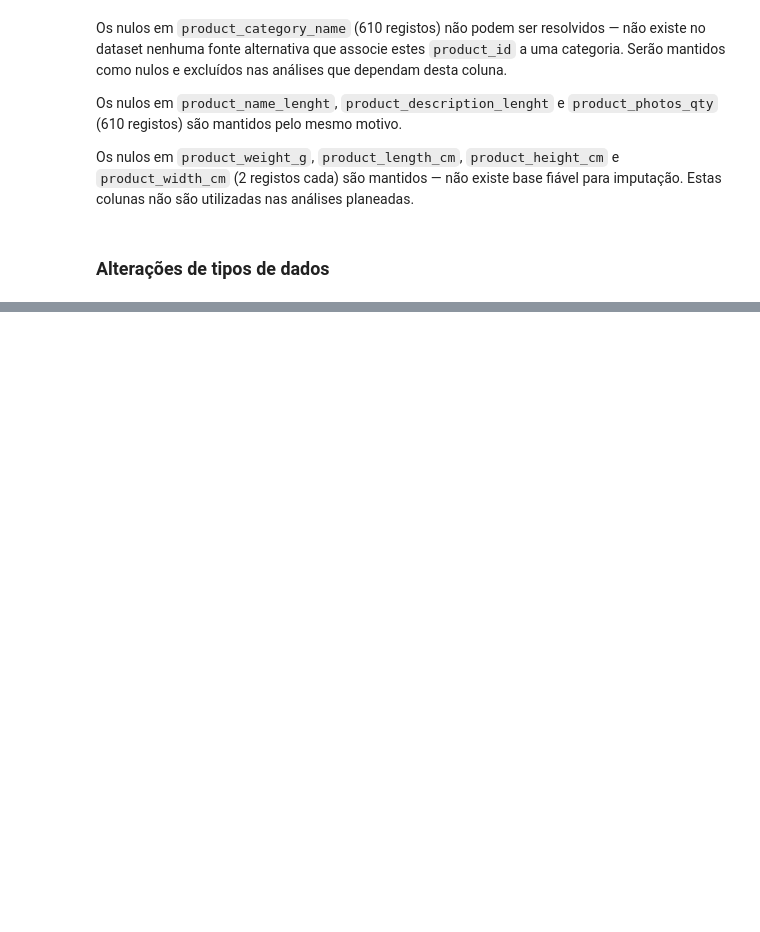
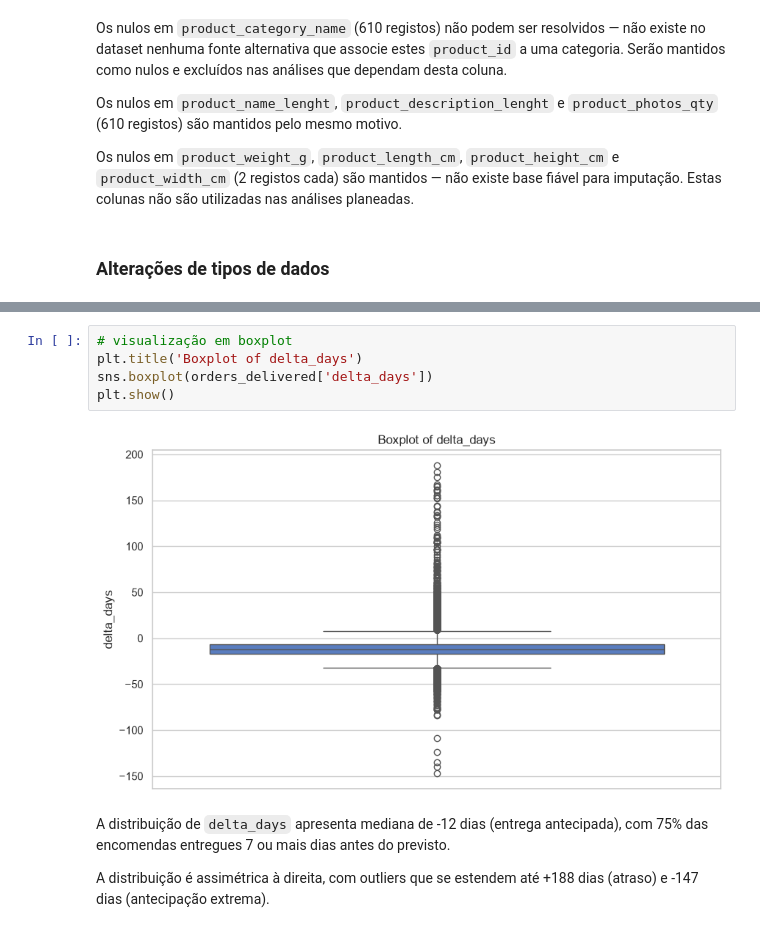
Before and after one commit to rodriguesbrian/olist_project, a Jupyter notebook: notebooks/analysis.ipynb, the cells around one changed output, grey strips where cells are left out. Cells and saved outputs as stored; diff of their text form; blank space fills up the shorter version.

```diff
--- a/notebooks/analysis.ipynb
+++ b/notebooks/analysis.ipynb
@@ -810,0 +894,11 @@ Os nulos em `product_weight_g`, `product_length_cm`, `product_height_cm` e `prod
+# %%
+# visualização em boxplot
+plt.title('Boxplot of delta_days')
+sns.boxplot(orders_delivered['delta_days'])
+plt.show()
+# %% [output]
+[figure, added]
+# %% [markdown]
+A distribuição de `delta_days` apresenta mediana de -12 dias (entrega antecipada), com 75% das encomendas entregues 7 ou mais dias antes do previsto.
+
+A distribuição é assimétrica à direita, com outliers que se estendem até +188 dias (atraso) e -147 dias (antecipação extrema).
```
Also changed, not shown: parts of 37 cells of this notebook.
